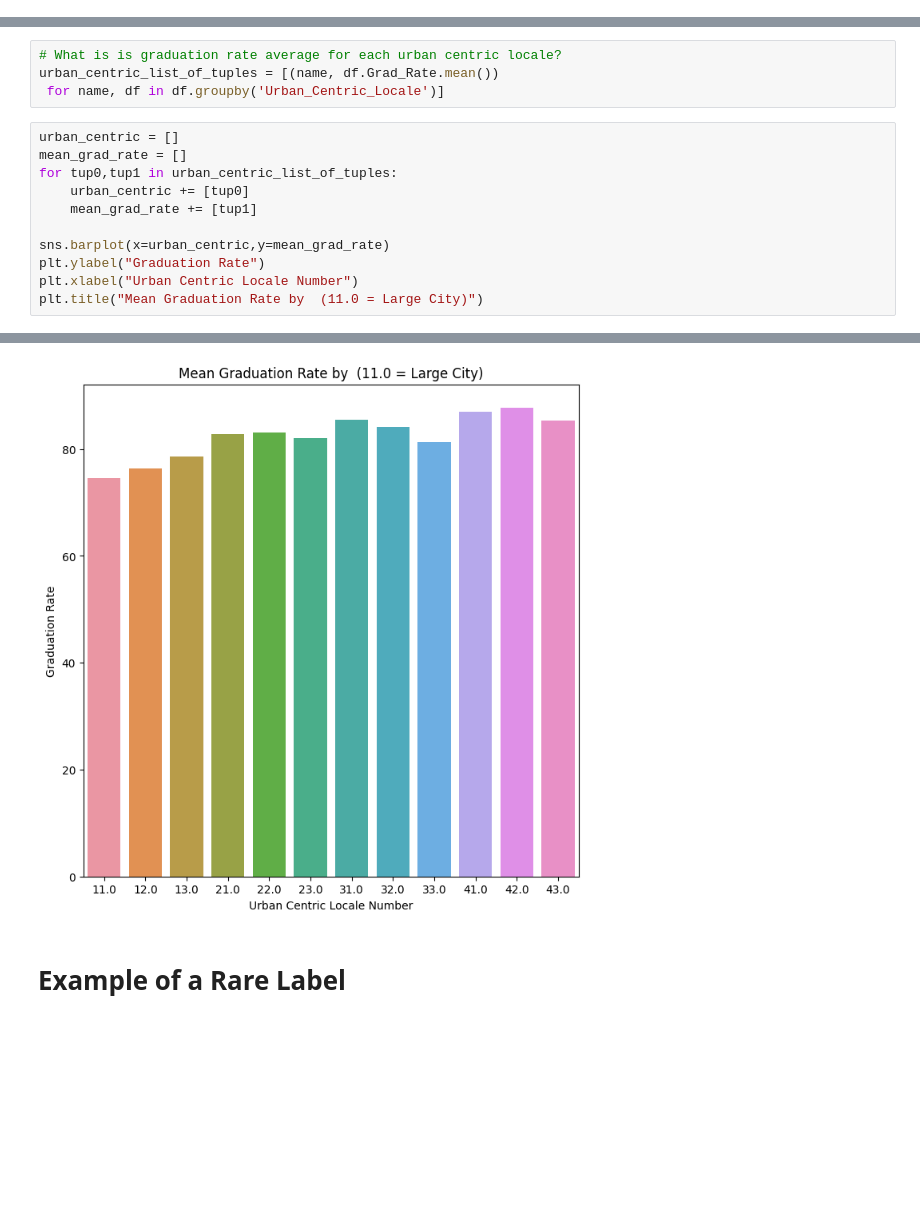
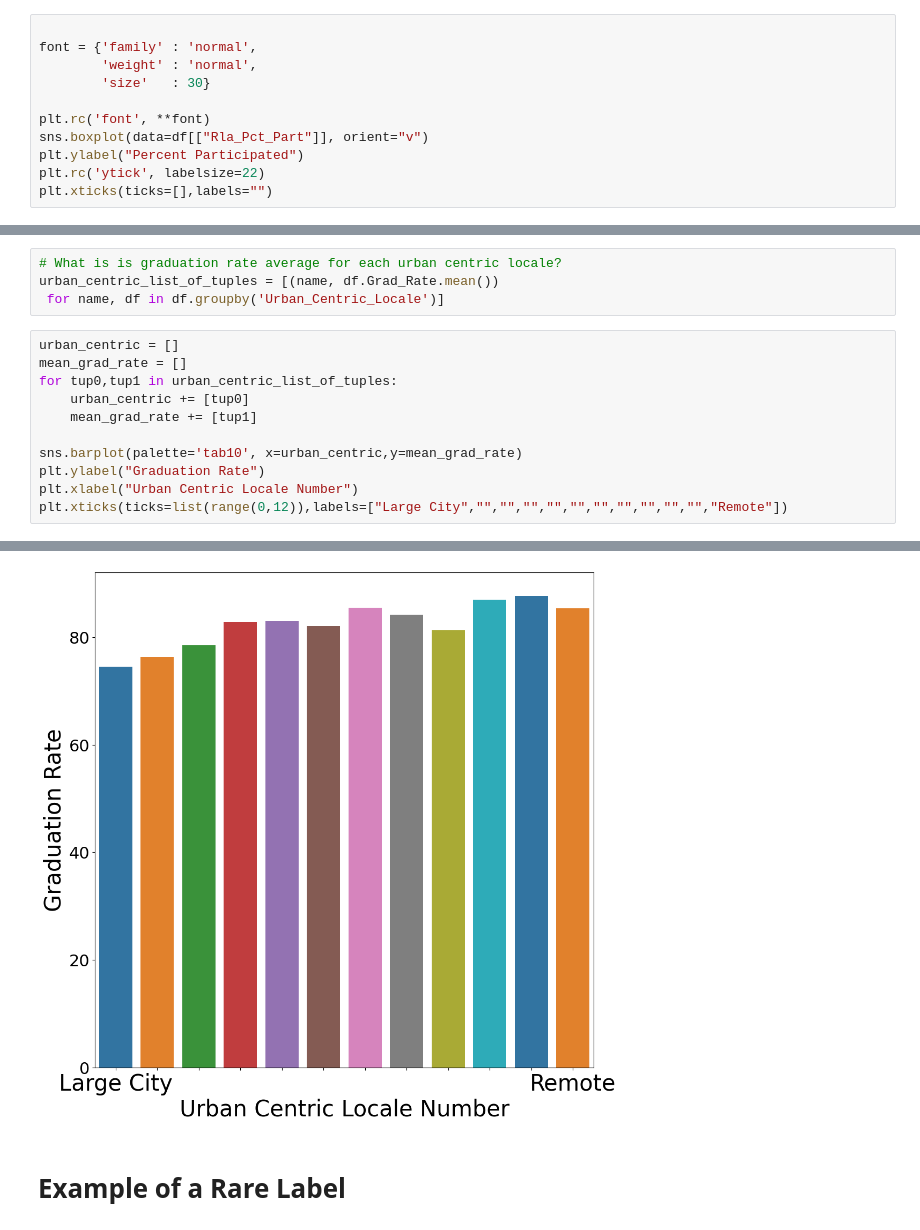
Before and after one commit to georgetown-analytics/student-outcomes, a Jupyter notebook: 2_Exploratory_Data_Analysis/eda.ipynb, the cells around one changed output, grey strips where cells are left out. Drawn from its saved outputs; the diff is of its cells as text; blank space fills up the shorter version.

Commit message:
Updated a few figures.

```diff
--- a/2_Exploratory_Data_Analysis/eda.ipynb
+++ b/2_Exploratory_Data_Analysis/eda.ipynb
@@ -140,3 +140,14 @@ plt.xlabel("Percent Participated")
 # %% [output]
 Text(0.5, 0, 'Percent Participated')
 [figure]
+# %%
+
+font = {'family' : 'normal',
+        'weight' : 'normal',
+        'size'   : 30}
+
+plt.rc('font', **font)
+sns.boxplot(data=df[["Rla_Pct_Part"]], orient="v")
+plt.ylabel("Percent Participated")
+plt.rc('ytick', labelsize=22)
+plt.xticks(ticks=[],labels="")
@@ -180,8 +211,8 @@ for tup0,tup1 in urban_centric_list_of_tuples:
     urban_centric += [tup0]
     mean_grad_rate += [tup1]
 
-sns.barplot(x=urban_centric,y=mean_grad_rate)
+sns.barplot(palette='tab10', x=urban_centric,y=mean_grad_rate)
 plt.ylabel("Graduation Rate")
 plt.xlabel("Urban Centric Locale Number")
-plt.title("Mean Graduation Rate by  (11.0 = Large City)")
+plt.xticks(ticks=list(range(0,12)),labels=["Large City","","","","","","","","","","","Remote"])
 # %% [output]
@@ -189,4 +253,4 @@ Text(0.5, 1.0, 'Mean Graduation Rate by  (11.0 = Large City)')
-[figure, old version]
+[figure, new version]
 # %% [markdown]
 # Example of a Rare Label
 # %%
```
Also changed, not shown: parts of 6 cells of this notebook, 3 other files.
